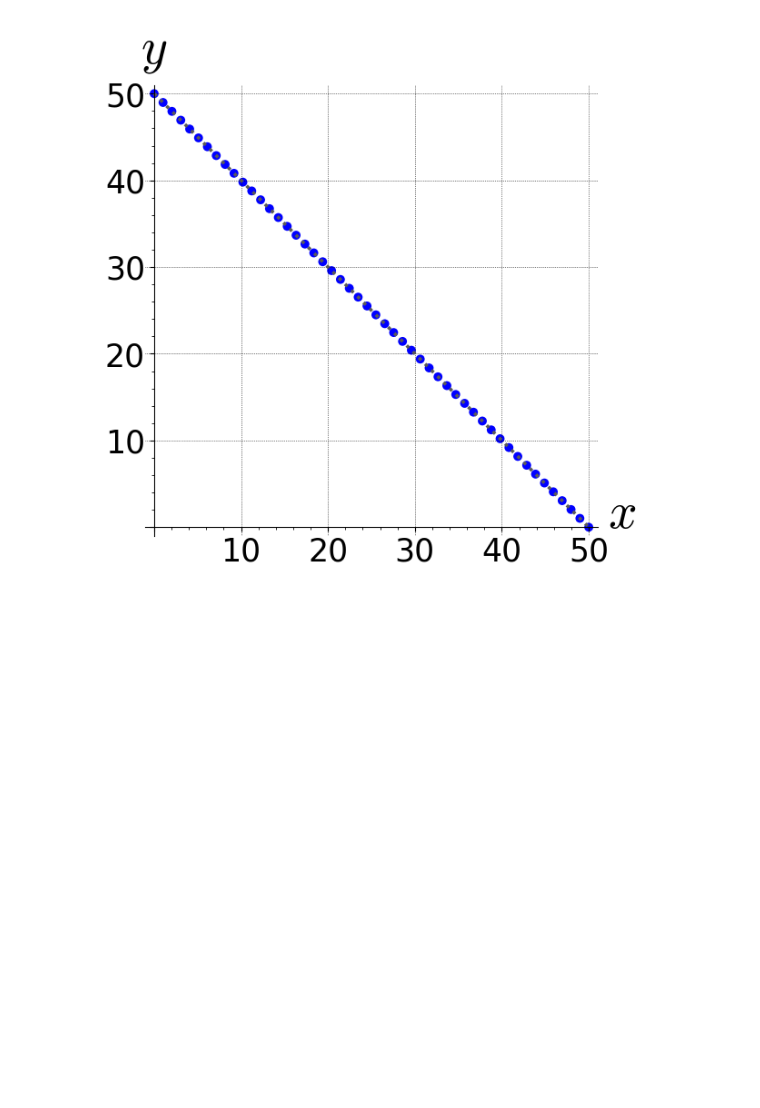
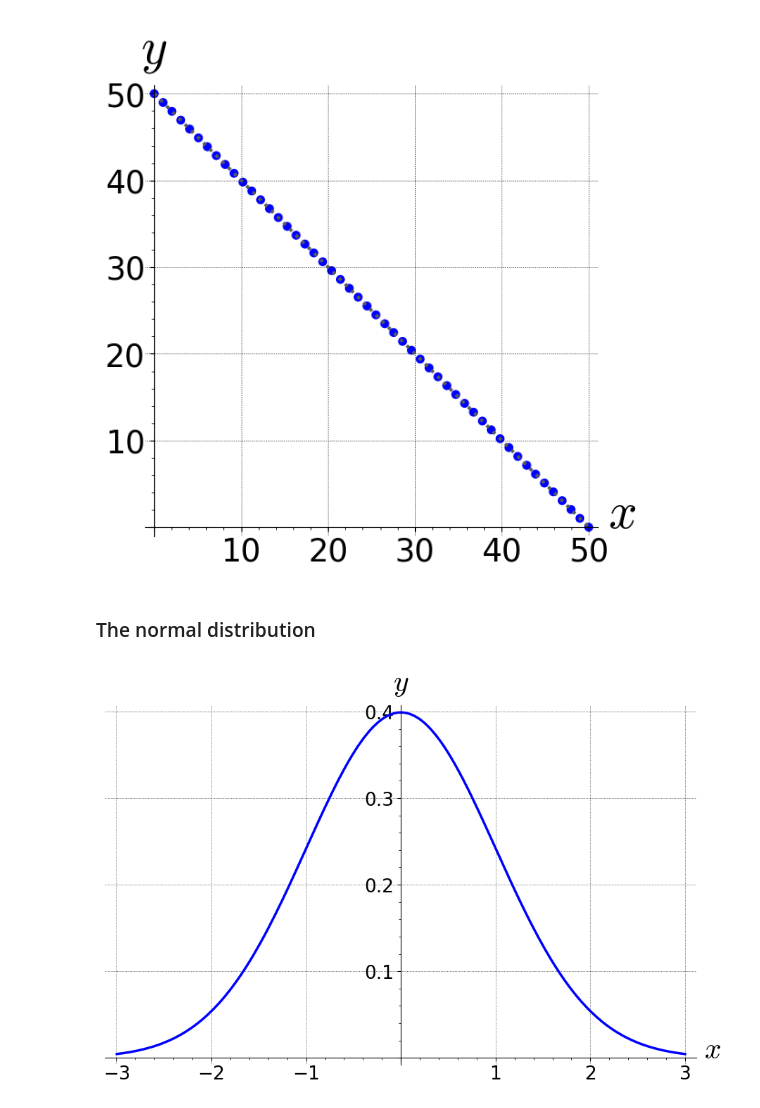
Before and after one commit to taham8875/sage-and-latex-snippets, a Jupyter notebook: sage-snippets/December 20 - 2022.ipynb, the cells around one changed output. Cells and saved outputs as stored; diff of their text form; code cells hidden in the pictures; blank space fills up the shorter version.

```diff
--- a/sage-snippets/December 20 - 2022.ipynb
+++ b/sage-snippets/December 20 - 2022.ipynb
@@ -119,3 +119,15 @@ fig.fontsize(25)
 fig
 # %% [output]
 [figure]
+# %% [markdown]
+### The normal distribution
+# %%
+x = var('x')
+sigma = 1
+D = RealDistribution('gaussian', sigma)
+fig = D.plot((x ,-3,3) , ymin = 0, gridlines=True, axes_labels=['$x$', '$y$'], figsize = (9, 6), thickness = 2.5, ticks =[1, 1/10])
+fig.fontsize(19)
+fig.set_legend_options(font_size=20)
+fig
+# %% [output]
+[figure, added]
```
Also changed, not shown: parts of 3 cells of this notebook, 1 other file.
